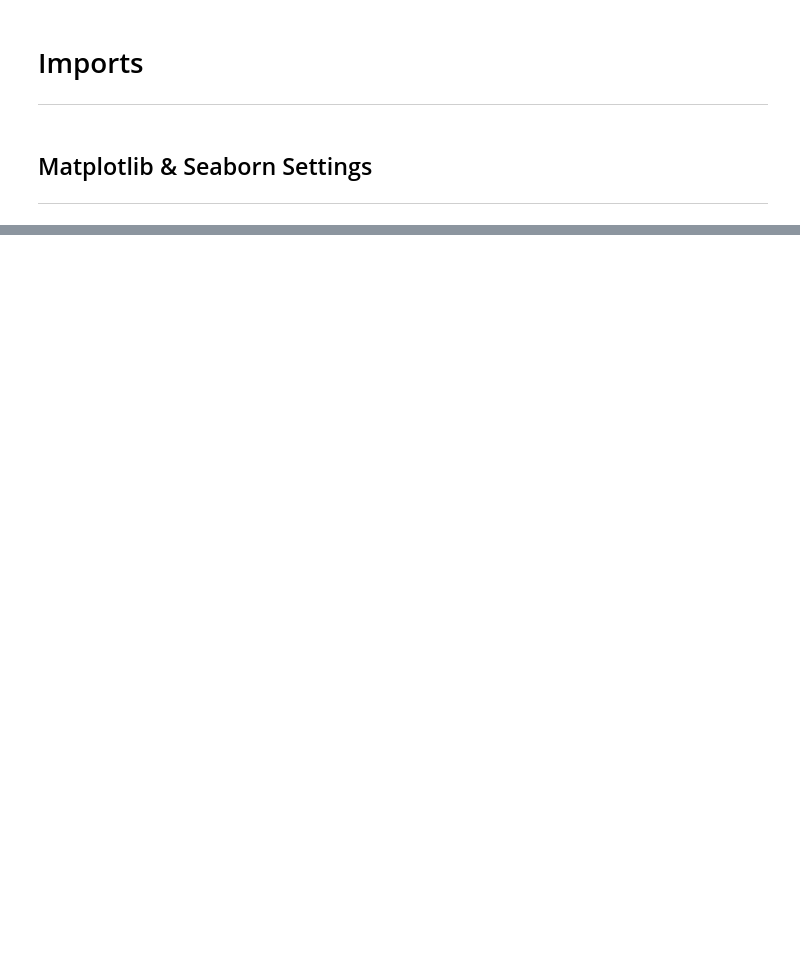
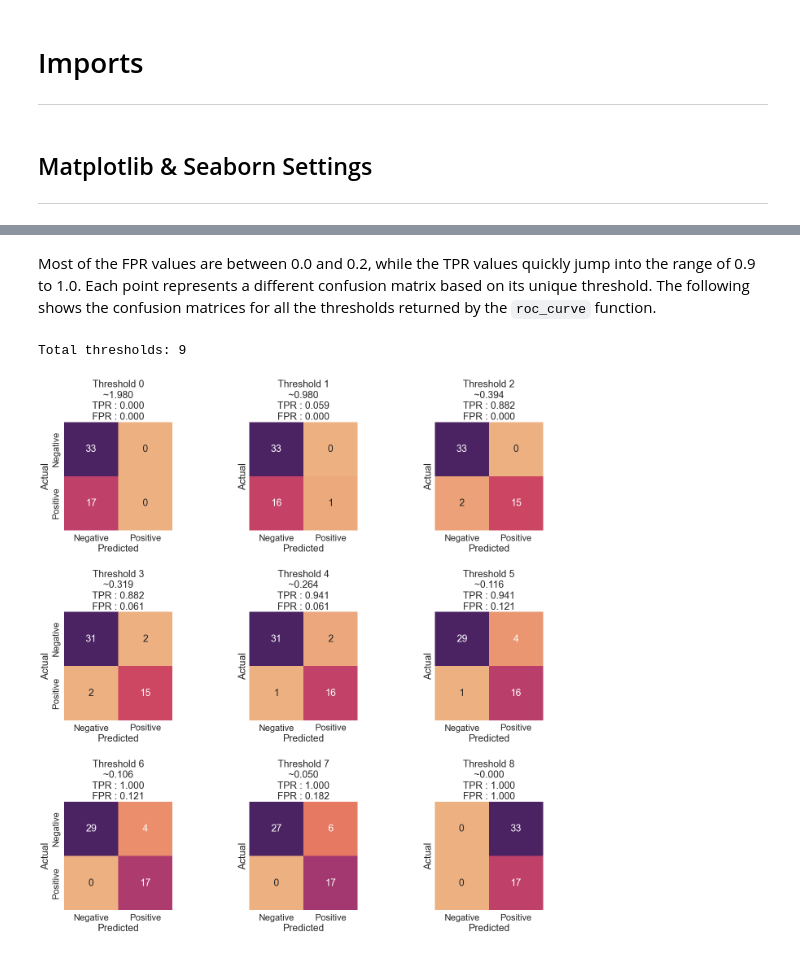
Before and after one commit to sminerport/academic-website, a Jupyter notebook: content/notebooks/ROC-curves.ipynb, the cells around one changed output, grey strips where cells are left out. Saved outputs shown, nothing was run; the diff lists cells and outputs as text; code cells hidden in the pictures; blank space fills up the shorter version.

```diff
--- a/content/notebooks/ROC-curves.ipynb
+++ b/content/notebooks/ROC-curves.ipynb
@@ -81,8 +84,10 @@ How do we make ROC work? There's a single call, `roc_curve` , in the `sklearn.me
 # Load the iris dataset
 iris = datasets.load_iris()
 
+# Convert to one class
 is_versicolor = iris.target == 1
 
+# Train test split
 tts_1c = train_test_split(iris.data, is_versicolor,
                           test_size=.33, random_state=21)
 
@@ -91,22 +96,5 @@ tts_1c = train_test_split(iris.data, is_versicolor,
 
 # build, fit, predict (probability scores) for NB model
 gnb = GaussianNB()
-
 prob_true = (gnb.fit(iris_1c_train_ftrs, iris_1c_train_tgt)
                 .predict_proba(iris_1c_test_ftrs)[:, 1])  # [:, 1]=="true"
-print("accuracy:", accuracy_score(iris_test_tgt, tgt_preds))
-print()
-# Print classifier
-cm = confusion_matrix(iris_test_tgt, tgt_preds)
-print("confusion matrix:", cm, sep="\n")
-
-# Draw confusion matrix using seaborn
-fig, ax = plt.subplots(1, 1, figsize=(8, 8))
-ax = sns.heatmap(cm, annot=True, square=True,
-                 xticklabels=iris.target_names,
-                 yticklabels=iris.target_names,
-                 fmt='g', cmap='flare', annot_kws={"size": 24})
-ax.set_xlabel('Predicted')
-ax.set_ylabel('Actual')
-ax.set_title('Confusion Matrix for the Iris Dataset')
-plt.show()
@@ -500,0 +142,34 @@ round(avg, 4)
+# %% [markdown]
+Most of the FPR values are between 0.0 and 0.2, while the TPR values quickly jump into the range of 0.9 to 1.0. Each point represents a different confusion matrix based on its unique threshold. The following shows the confusion matrices for all the thresholds returned by the `roc_curve` function.
+# %%
+# Threshold confusion matrices
+
+# How many thresholds were there, anyway?
+print(f'Total thresholds: {len(thresh)}')
+
+title_fmt = "Threshold {}\n~{:5.3f}\nTPR : {:.3f}\nFPR : {:.3f}"
+
+np = ['Negative', 'Positive']
+add_args = {'xticklabels': np,
+            'yticklabels': np,
+            'square': True}
+fig, axes = plt.subplots(3, 3, sharey=True, figsize=(20, 20))
+for ax, thresh_idx in zip(axes.flat, range(len(thresh))):
+    preds_at_th = prob_true >= thresh[thresh_idx]
+    cm = confusion_matrix(iris_1c_test_tgt, preds_at_th)
+    sns.heatmap(cm, annot=True, cbar=False, ax=ax, cmap='flare',
+                annot_kws={'size': 24}, **add_args)
+
+    ax.set_xlabel('Predicted')
+    ax.set_ylabel('Actual')
+    ax.set_title(title_fmt.format(thresh_idx,
+                                  thresh[thresh_idx],
+                                  tpr[thresh_idx],
+                                  fpr[thresh_idx]))
+
+#axes[0].set_ylabel('Actual')
+plt.tight_layout(pad=4)
+plt.show()
+# %% [output]
+Total thresholds: 9
+[figure, added]
```
Also changed, not shown: parts of 30 cells of this notebook, 25 other files.
